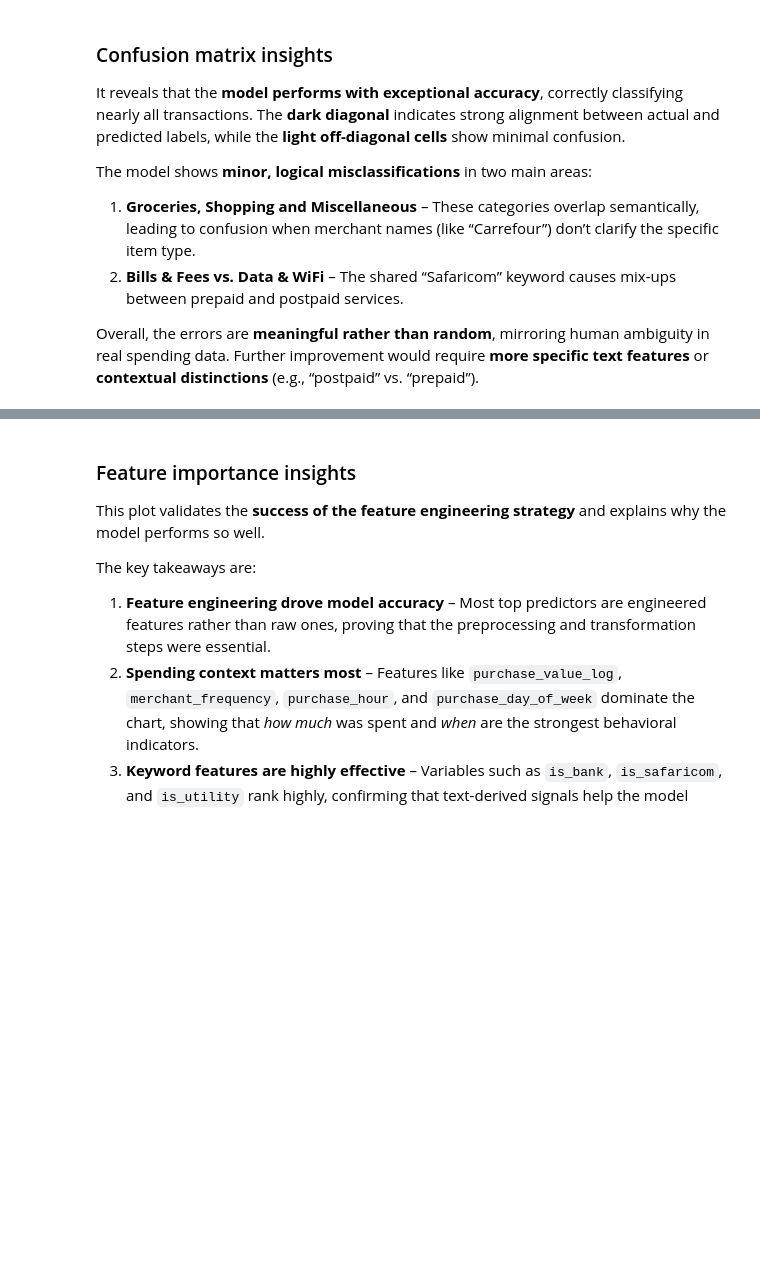
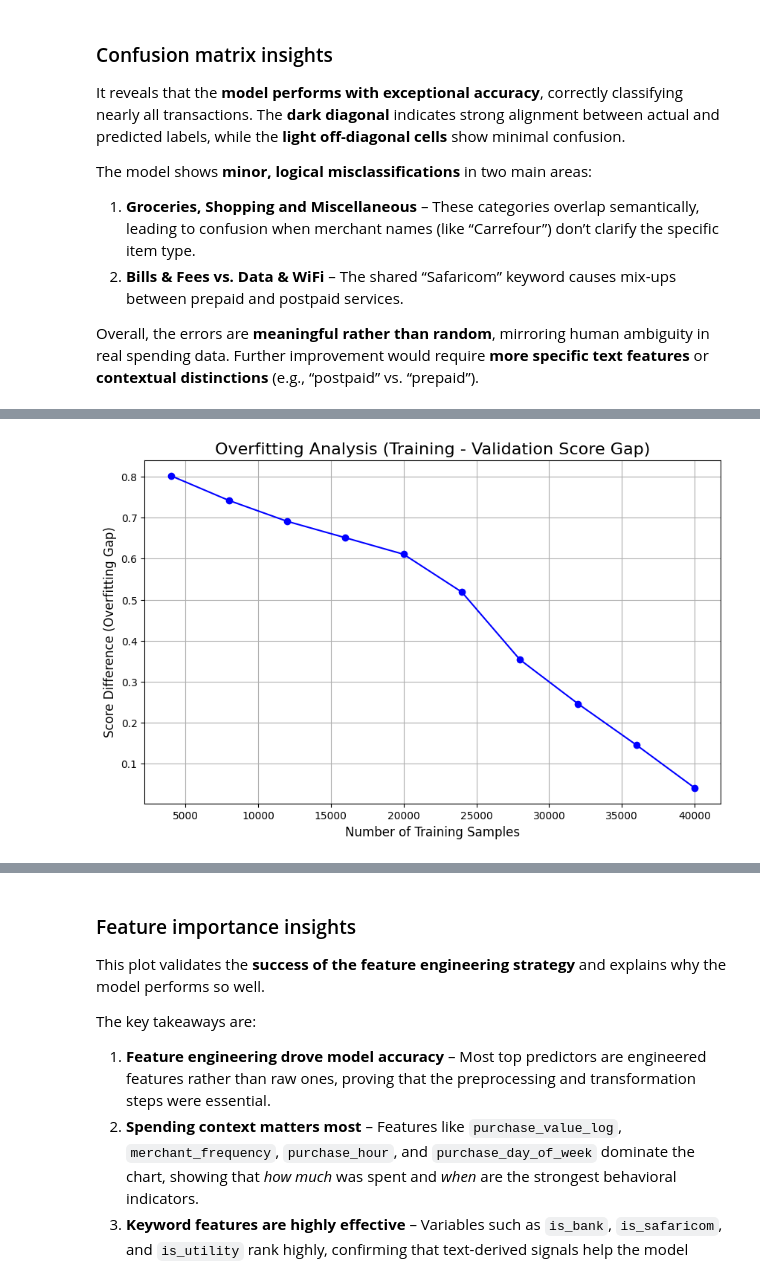
Before and after one commit to Itskuloba/money-management-classification, a Jupyter notebook: finance.ipynb, the cells around one changed output, grey strips where cells are left out. Saved outputs shown, nothing was run; the diff lists cells and outputs as text; code cells hidden in the pictures; blank space fills up the shorter version.

```diff
--- a/finance.ipynb
+++ b/finance.ipynb
@@ -573,7 +578,7 @@ The cloud shows a distinct split between corporate entities and individual names
 * **Insight**: This highlights the dual nature of the spending being tracked.
 # %%
 
-train_df = pd.read_csv('Train.csv')
+# train_df = pd.read_csv('Train.csv')
 X_train = train_df.drop('MERCHANT_CATEGORIZED_AS', axis=1)
 y_train = train_df['MERCHANT_CATEGORIZED_AS']
 
@@ -872,7 +895,17 @@ Merchant frequency feature
 #Creating merchant frequency feature
 
 # Learn the frequency map only from the training data
-merchant_counts = train_df['MERCHANT_NAME'].value_counts().to_dict()
+# merchant_counts = train_df['MERCHANT_NAME'].value_counts().to_dict()
+
+# --- NORMALIZE MERCHANT NAMES IN NOTEBOOK (SAME AS STREAMLIT) ---
+def normalize_merchant(name):
+    return re.sub(r'[^A-Z0-9 ]', '', str(name).upper()).strip()
+
+train_df['merchant_norm'] = train_df['MERCHANT_NAME'].apply(normalize_merchant)
+merchant_counts = train_df['merchant_norm'].value_counts().to_dict()
+
+# Now save this
+# joblib.dump(merchant_counts, 'merchant_counts.joblib')
 
 # Apply the learned map to the training data
 train_df['merchant_frequency'] = train_df['MERCHANT_NAME'].map(merchant_counts)
@@ -1651,0 +1804,17 @@ Overall, the errors are **meaningful rather than random**, mirroring human ambig
+# %%
+import matplotlib.pyplot as plt
+
+# Calculate the Score Difference
+# It's the gap between the red (training) and green (validation) lines
+score_difference = train_scores_mean - test_scores_mean
+
+# Plotting the Overfitting Gap
+plt.figure(figsize=(10, 6))
+plt.plot(train_sizes_abs, score_difference, 'o-', color='b')
+plt.title('Overfitting Analysis (Training - Validation Score Gap)', fontsize=16)
+plt.xlabel('Number of Training Samples', fontsize=12)
+plt.ylabel('Score Difference (Overfitting Gap)', fontsize=12)
+plt.grid(True)
+plt.show()
+# %% [output]
+[figure, added]
```
Also changed, not shown: parts of 47 cells of this notebook, 24 other files.
